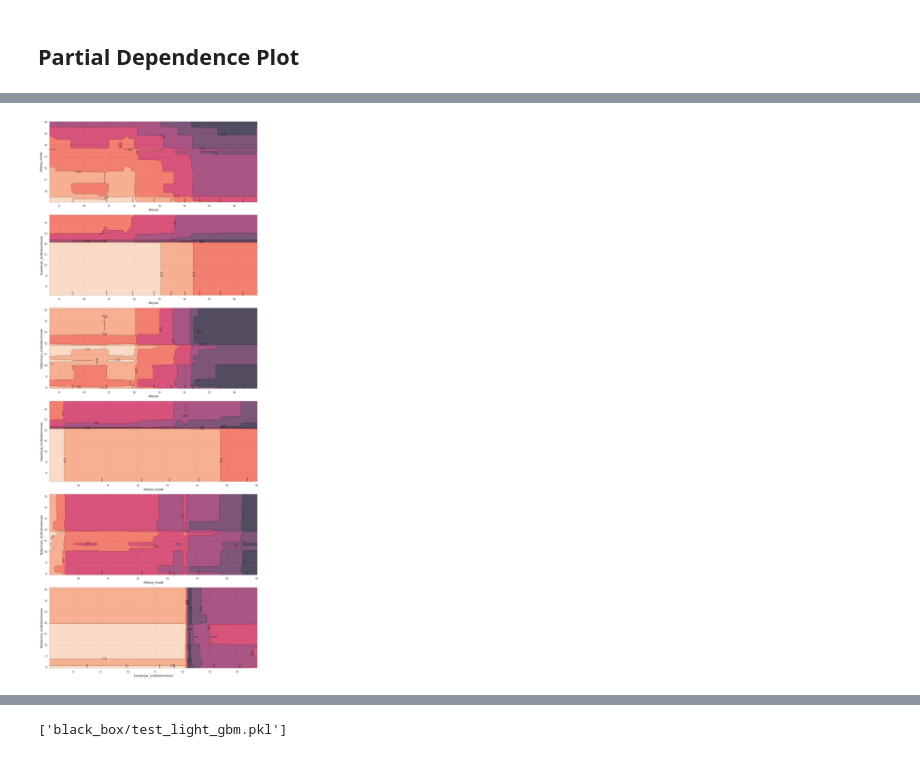
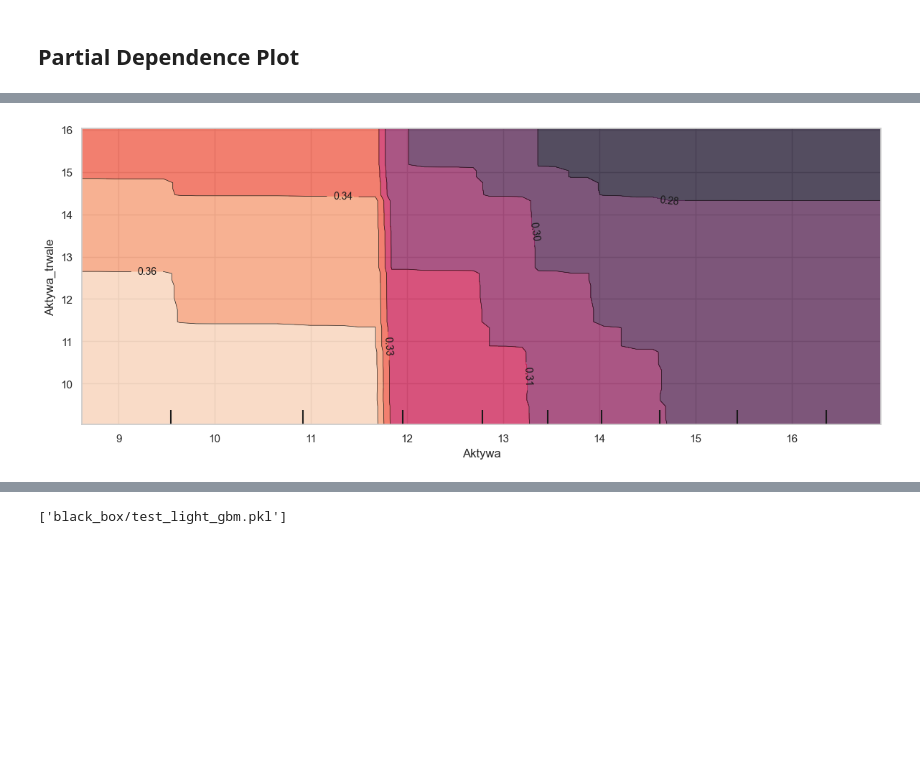
Before and after one commit to Karol315/Interpretability_of_machine_learning_project, a Jupyter notebook: BlackBox.ipynb, the cells around one changed output, grey strips where cells are left out. Drawn from its saved outputs; the diff is of its cells as text; code cells hidden in the pictures; blank space fills up the shorter version.

```diff
--- a/BlackBox.ipynb
+++ b/BlackBox.ipynb
@@ -1050,35 +1139,34 @@ KeyboardInterrupt:
 # %%
-
 # lista cech, dla których chcemy PDP
-pdp_features = selected_features[:4]  # pierwsze 10 wybranych cech
-max_plots = 10
+pdp_features = selected_features[:4]
+max_plots = 1
 
 # generujemy wszystkie kombinacje po 2 cechy
 feature_pairs = list(itertools.combinations(pdp_features, 2))[:max_plots]
 
 # rysowanie PDP
 fig, axes = plt.subplots(nrows=len(feature_pairs), ncols=1, figsize=(12, 5*len(feature_pairs)))
 
 if len(feature_pairs) == 1:
     axes = [axes]  # ułatwienie przy pojedynczym wykresie
 
 for ax, pair in zip(axes, feature_pairs):
     display = PartialDependenceDisplay.from_estimator(
         model3,
         X_val_selected,
         features=[pair],
         kind='average',
         grid_resolution=50,
         ax=ax
     )
     # podpisy osi
     ax.set_xlabel(f"Wartości cech: {pair[0]}, {pair[1]}")
     ax.set_ylabel("Predykcja modelu")
 
 plt.tight_layout()
 plt.show()
 # %% [output]
-[figure, old version]
+[figure, new version]
 # %%
 y_pred_class = model3.predict(X_test_selected)
 y_pred_proba = model3.predict_proba(X_test_selected)[:, 1]
```
Also changed, not shown: parts of 16 cells of this notebook.
